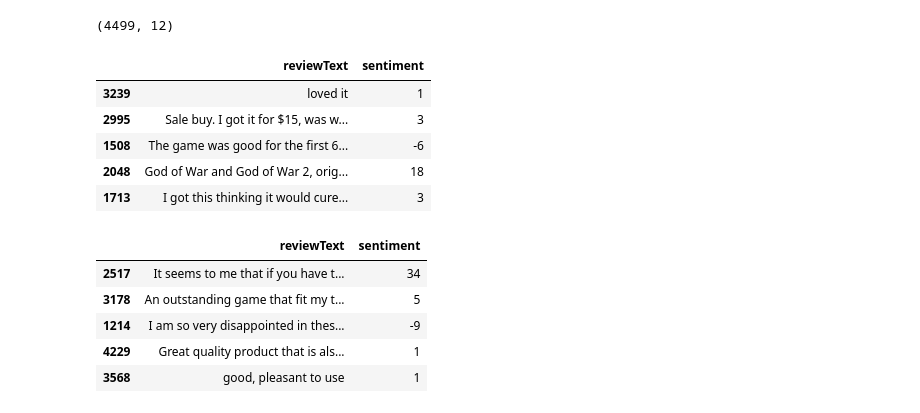
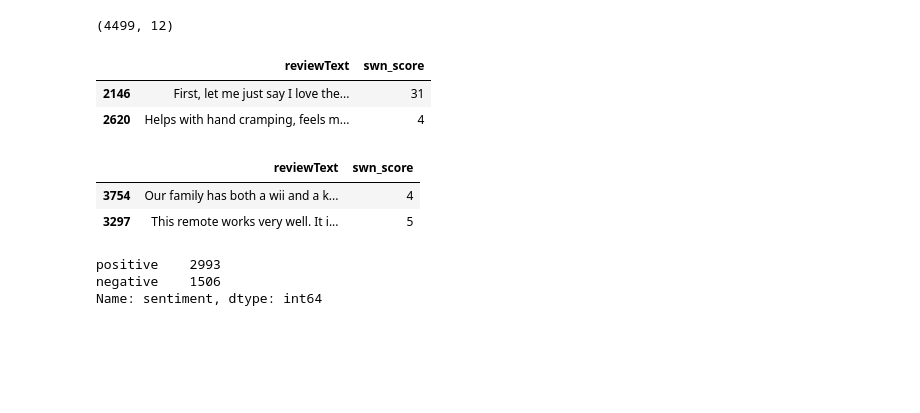
Before and after one commit to koosha-t/Sentiment-Analysis-NLP-for-Marketting, a Jupyter notebook: creating_sentiment_analyzer/Sentiment_Scoring_BaselineModel.ipynb, the cells around one changed output. Saved outputs shown, nothing was run; the diff lists cells and outputs as text; code cells hidden in the pictures; blank space fills up the shorter version.

Commit message:
analysing the first baseline sentiment scoring model

```diff
--- a/creating_sentiment_analyzer/Sentiment_Scoring_BaselineModel.ipynb
+++ b/creating_sentiment_analyzer/Sentiment_Scoring_BaselineModel.ipynb
@@ -61,11 +65,6 @@ def get_sentiment_score(text):
 
 
     return total_score
-# %%
-import pandas as pd
-import numpy as np
-from IPython.display import display
-pd.set_option('display.max_columns', None)
 # %%
 reviews = pd.read_csv("../data/small_corpus.csv")
 # %%
@@ -88,22 +87,16 @@ reviews.shape
 # %% [output]
 (4499, 12)
 # %%
-reviews['sentiment'] = reviews['reviewText'].apply(lambda text : get_sentiment_score(text))
+reviews['swn_score'] = reviews['reviewText'].apply(lambda text : get_sentiment_score(text))
 # %%
-reviews[['reviewText','sentiment']].sample(5)
+reviews[['reviewText','swn_score']].sample(2)
 # %% [output]
-|  | reviewText | sentiment |
-| 3239 | loved it | 1 |
-| 2995 | Sale buy. I got it for $15, was w... | 3 |
-| 1508 | The game was good for the first 6... | -6 |
-| 2048 | God of War and God of War 2, orig... | 18 |
-| 1713 | I got this thinking it would cure... | 3 |
+|  | reviewText | swn_score |
+| 2146 | First, let me just say I love the... | 31 |
+| 2620 | Helps with hand cramping, feels m... | 4 |
 # %%
-reviews[['reviewText','sentiment']].sample(5)
+reviews[['reviewText','swn_score']].sample(2)
 # %% [output]
-|  | reviewText | sentiment |
-| 2517 | It seems to me that if you have t... | 34 |
-| 3178 | An outstanding game that fit my t... | 5 |
-| 1214 | I am so very disappointed in thes... | -9 |
-| 4229 | Great quality product that is als... | 1 |
-| 3568 | good, pleasant to use | 1 |
+|  | reviewText | swn_score |
+| 3754 | Our family has both a wii and a k... | 4 |
+| 3297 | This remote works very well. It i... | 5 |
@@ -109,0 +105,6 @@ reviews[['reviewText','sentiment']].sample(5)
+# %%
+reviews['sentiment'].value_counts(dropna=False)
+# %% [output]
+positive    2993
+negative    1506
+Name: sentiment, dtype: int64
```
Also changed, not shown: parts of 5 cells of this notebook.
